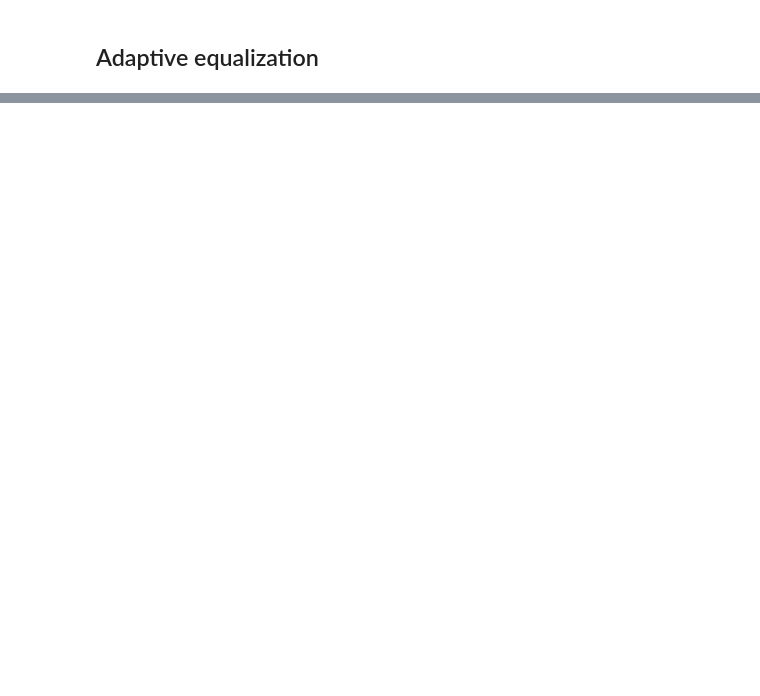
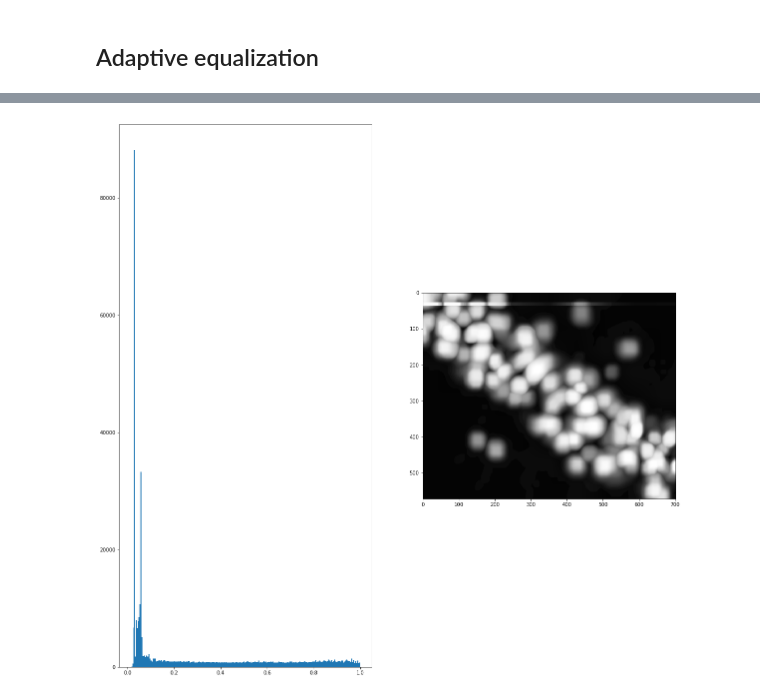
Before and after one commit to kpuhger/count-cellula, a Jupyter notebook: notebooks/HEQ & segmentation.ipynb, the cells around one changed output, grey strips where cells are left out. Drawn from its saved outputs; the diff is of its cells as text; code cells hidden in the pictures; blank space fills up the shorter version.

Commit message:
added local peaks

```diff
--- a/notebooks/HEQ & segmentation.ipynb
+++ b/notebooks/HEQ & segmentation.ipynb
@@ -92,0 +95,8 @@ ValueError: Images of type float must be between -1 and 1.
+# %%
+## finding local maxima
+
+img_max = ndi.maximum_filter(img_adapteq, size=10)
+
+img_hist(img_max)
+# %% [output]
+[figure, added]
```
Also changed, not shown: parts of 16 cells of this notebook.
